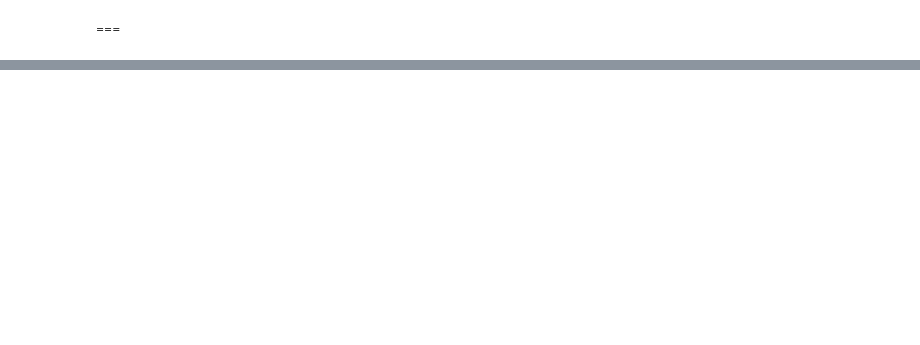
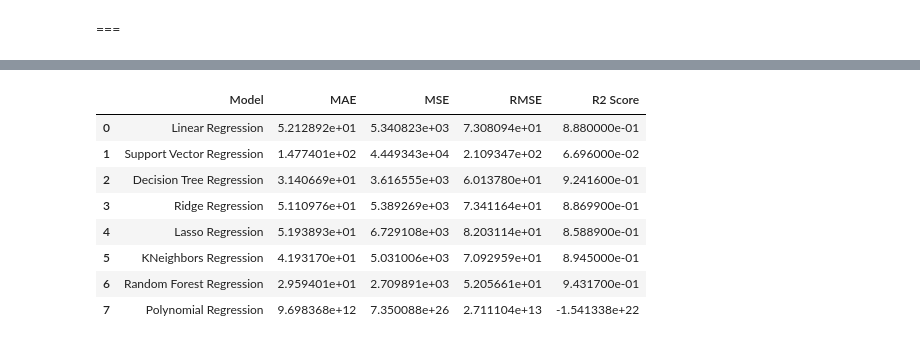
Before and after one commit to GenNyu/Intro2DS, a Jupyter notebook: Build_model_with_feature.ipynb, the cells around one changed output, grey strips where cells are left out. Cells and saved outputs as stored; diff of their text form; code cells hidden in the pictures; blank space fills up the shorter version.

```diff
--- a/Build_model_with_feature.ipynb
+++ b/Build_model_with_feature.ipynb
@@ -421,0 +585,12 @@ Ta sẽ tính các giá trị đo độ lỗi như sau:
+# %%
+test_df
+# %% [output]
+|  | Model | MAE | MSE | RMSE | R2 Score |
+| 0 | Linear Regression | 5.212892e+01 | 5.340823e+03 | 7.308094e+01 | 8.880000e-01 |
+| 1 | Support Vector Regression | 1.477401e+02 | 4.449343e+04 | 2.109347e+02 | 6.696000e-02 |
+| 2 | Decision Tree Regression | 3.140669e+01 | 3.616555e+03 | 6.013780e+01 | 9.241600e-01 |
+| 3 | Ridge Regression | 5.110976e+01 | 5.389269e+03 | 7.341164e+01 | 8.869900e-01 |
+| 4 | Lasso Regression | 5.193893e+01 | 6.729108e+03 | 8.203114e+01 | 8.588900e-01 |
+| 5 | KNeighbors Regression | 4.193170e+01 | 5.031006e+03 | 7.092959e+01 | 8.945000e-01 |
+| 6 | Random Forest Regression | 2.959401e+01 | 2.709891e+03 | 5.205661e+01 | 9.431700e-01 |
+| 7 | Polynomial Regression | 9.698368e+12 | 7.350088e+26 | 2.711104e+13 | -1.541338e+22 |
```
Also changed, not shown: parts of 7 cells of this notebook.
